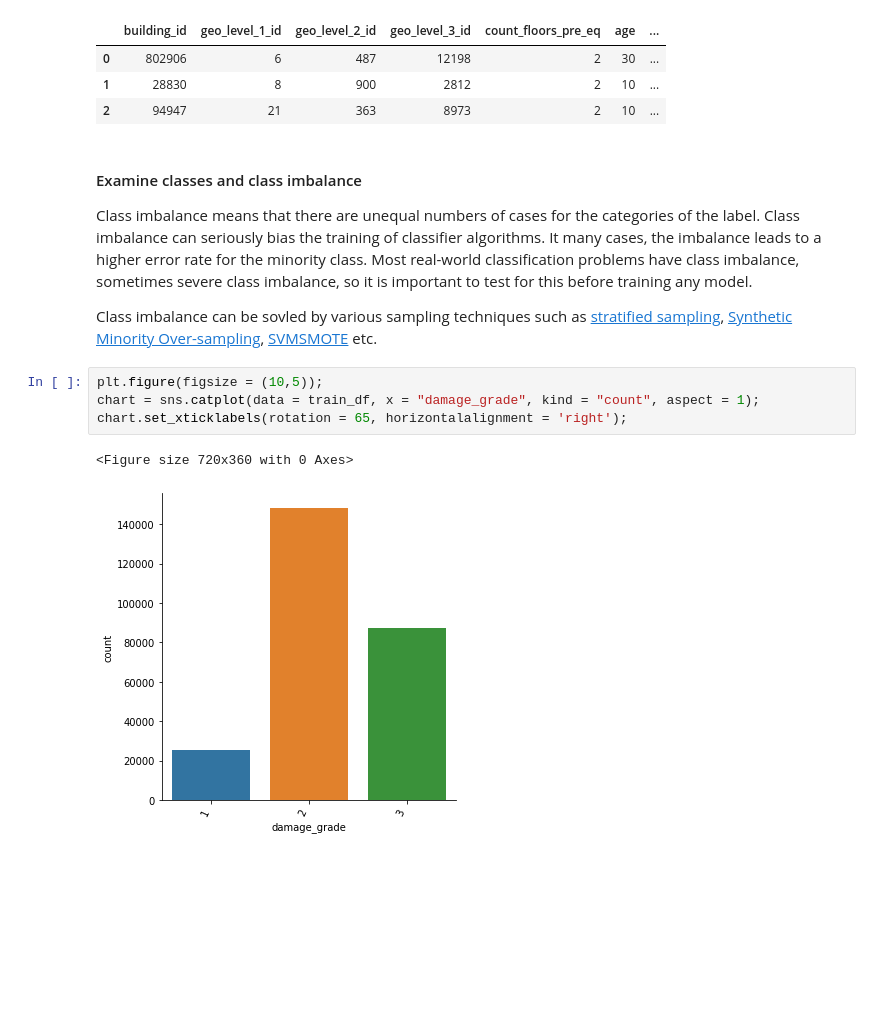
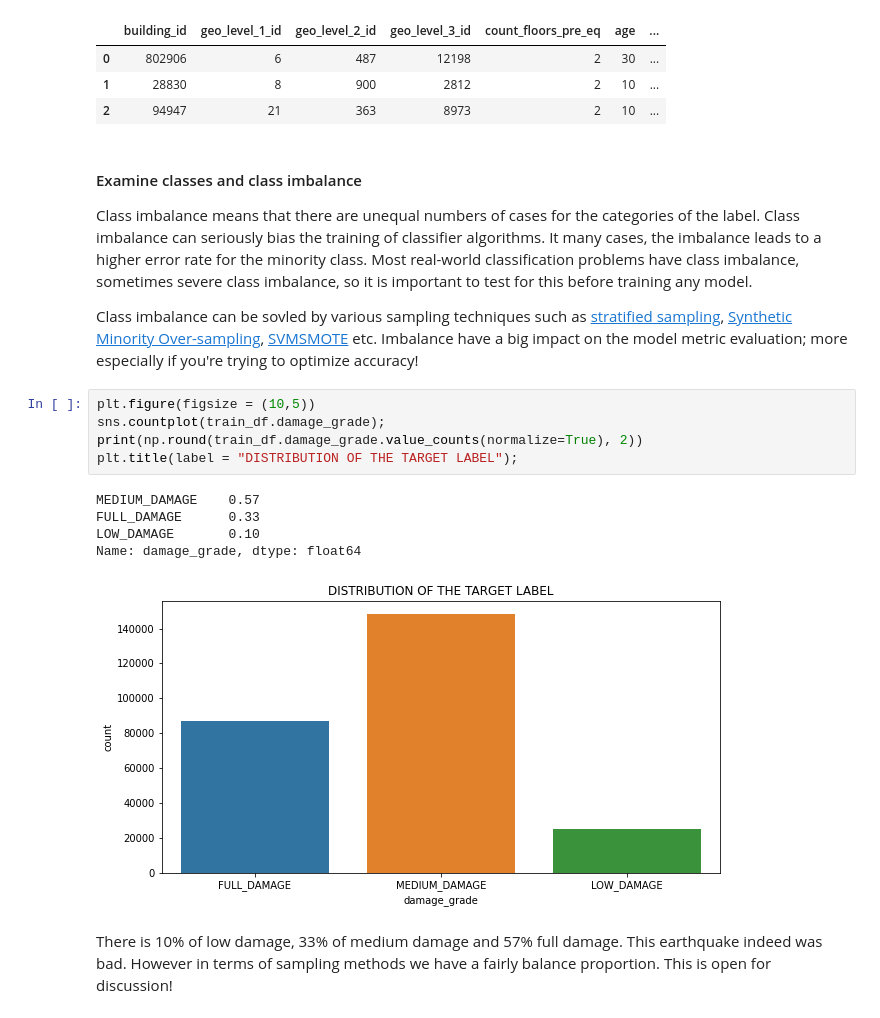
Before and after one commit to BhekiMabheka/Competitions, a Jupyter notebook: Predicting_Earthquake_Damage.ipynb, the cells around one changed output. Drawn from its saved outputs; the diff is of its cells as text; blank space fills up the shorter version.

```diff
--- a/Predicting_Earthquake_Damage.ipynb
+++ b/Predicting_Earthquake_Damage.ipynb
@@ -75,11 +77,17 @@ train_df.head(3)
 
 Class imbalance means that there are unequal numbers of cases for the categories of the label. Class imbalance can seriously bias the training of classifier algorithms. It many cases, the imbalance leads to a higher error rate for the minority class. Most real-world classification problems have class imbalance, sometimes severe class imbalance, so it is important to test for this before training any model.
 
-Class imbalance can be sovled by various sampling techniques such as [stratified sampling](https://https://en.wikipedia.org/wiki/Stratified_sampling), [Synthetic Minority Over-sampling](https://https://imbalanced-learn.readthedocs.io/en/stable/generated/imblearn.over_sampling.SMOTE.html#r001eabbe5dd7-1), [SVMSMOTE](https://imbalanced-learn.readthedocs.io/en/stable/generated/imblearn.over_sampling.SVMSMOTE.html#imblearn.over_sampling.SVMSMOTE) etc.
+Class imbalance can be sovled by various sampling techniques such as [stratified sampling](https://https://en.wikipedia.org/wiki/Stratified_sampling), [Synthetic Minority Over-sampling](https://https://imbalanced-learn.readthedocs.io/en/stable/generated/imblearn.over_sampling.SMOTE.html#r001eabbe5dd7-1), [SVMSMOTE](https://imbalanced-learn.readthedocs.io/en/stable/generated/imblearn.over_sampling.SVMSMOTE.html#imblearn.over_sampling.SVMSMOTE) etc. Imbalance have a big impact on the model metric evaluation; more especially if you're trying to optimize accuracy!
-# %%
-plt.figure(figsize = (10,5));
-chart = sns.catplot(data = train_df, x = "damage_grade", kind = "count", aspect = 1);
-chart.set_xticklabels(rotation = 65, horizontalalignment = 'right');
-# %% [output]
-<Figure size 720x360 with 0 Axes>
-[figure, removed]
+# %%
+plt.figure(figsize = (10,5))
+sns.countplot(train_df.damage_grade);
+print(np.round(train_df.damage_grade.value_counts(normalize=True), 2))
+plt.title(label = "DISTRIBUTION OF THE TARGET LABEL");
+# %% [output]
+MEDIUM_DAMAGE    0.57
+FULL_DAMAGE      0.33
+LOW_DAMAGE       0.10
+Name: damage_grade, dtype: float64
+[figure, added]
+# %% [markdown]
+There is 10% of low damage, 33% of medium damage and 57% full damage. This earthquake indeed was bad. However in terms of sampling methods we have a fairly balance proportion. This is open for discussion!
```
Also changed, not shown: parts of 2 cells of this notebook.
